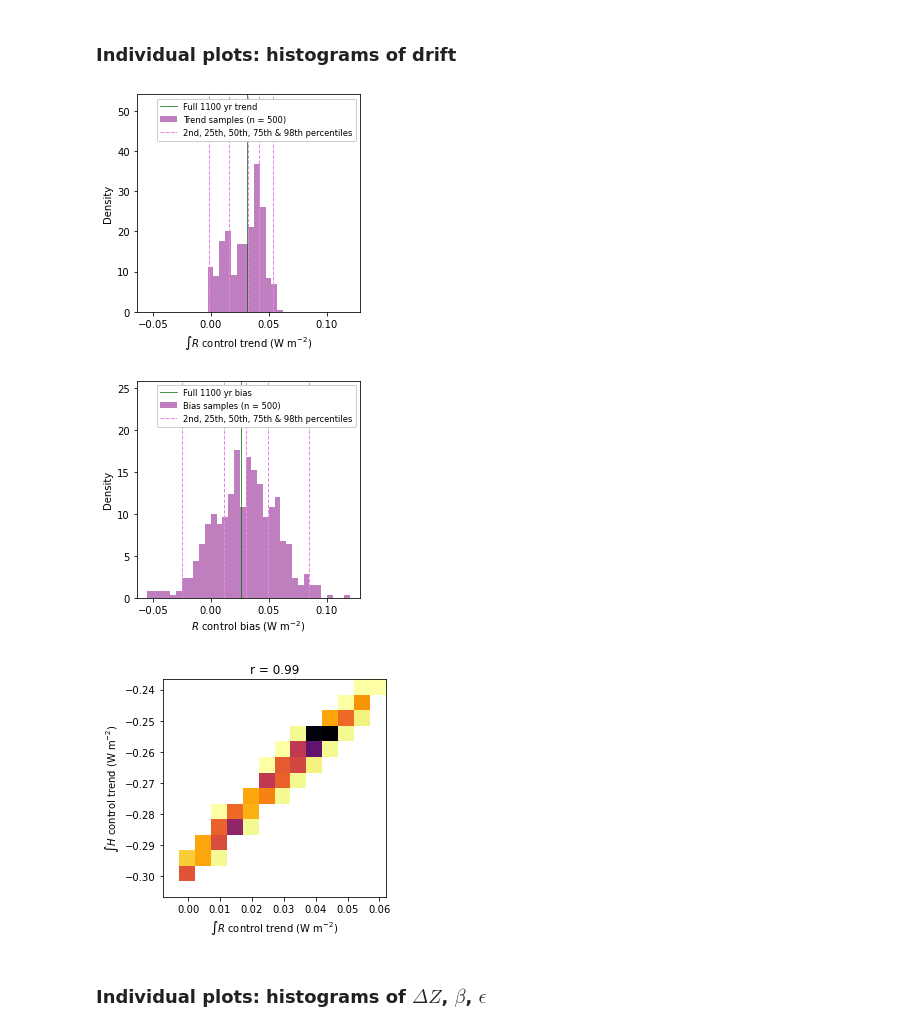
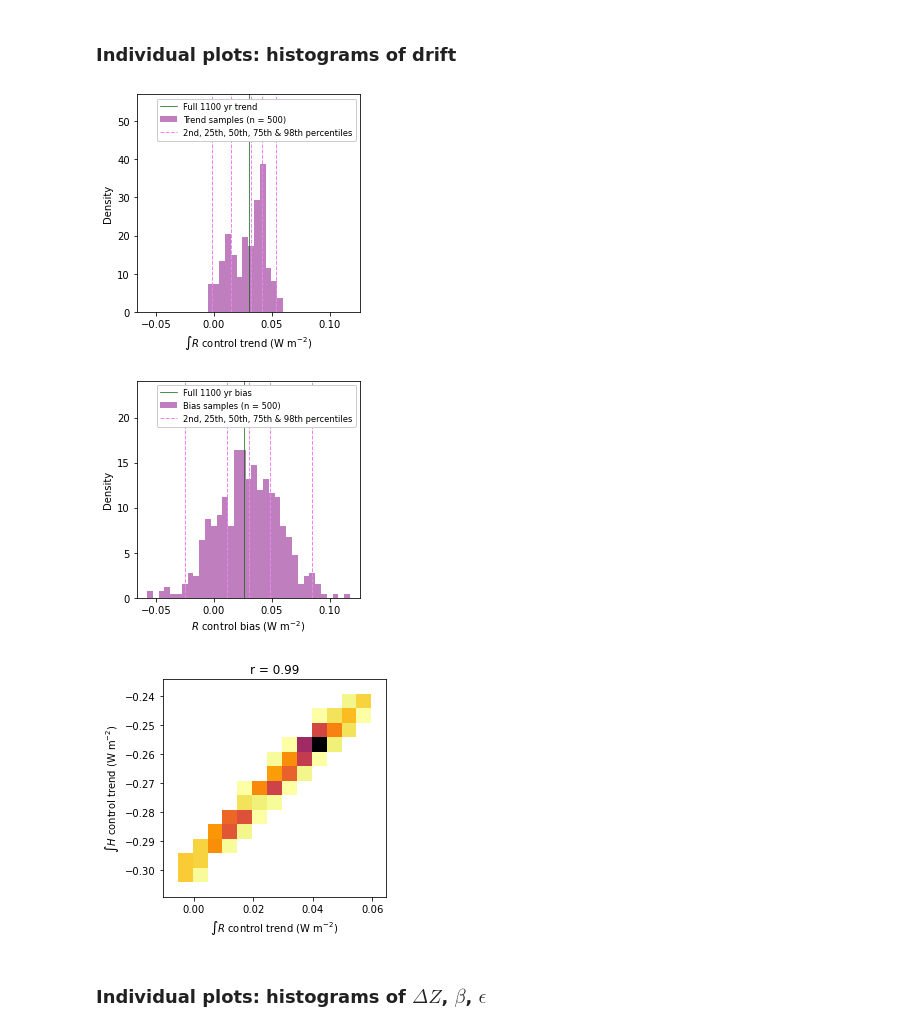
Before and after one commit to grandey/d22a-mcdc, a Jupyter notebook: mcdc_analysis_d22a.ipynb, the cells around one changed output. Drawn from its saved outputs; the diff is of its cells as text; code cells hidden in the pictures.

Commit message:
histogram_of_pi_trends_means(), hist2d_of_pi_trends_means(), histogram_of_ssp_projections(): modify bins for more even spread.

```diff
--- a/mcdc_analysis_d22a.ipynb
+++ b/mcdc_analysis_d22a.ipynb
@@ -1080,7 +1080,7 @@ def histogram_of_pi_trends_means(source_member,
     else:  # means
         data = means_dict[variable]
         label = f'Bias samples (n = {sample_n})'
-    ax.hist(data, bins=np.arange(min(data), max(data)+bin_width, bin_width),
+    ax.hist(data, bins=np.arange(min(data)-bin_width/2, max(data)+bin_width, bin_width),
             density=True, color='purple', alpha=0.5,
             label=label)
     # Show 2, 25, 50, 75, 98 percentiles (as vertical lines)
@@ -1119,8 +1119,8 @@ ax2 = histogram_of_pi_trends_means(source_member,
                                    plot_trends=False)
 ax1.sharex(ax2)
 # %% [output]
-[figure, old version]
+[figure, new version]
-[figure, old version]
+[figure, new version]
 # %%
 def hist2d_of_pi_trends_means(source_member,
                               x_var='\int R', y_var='\int H',
@@ -1143,42 +1143,42 @@ def hist2d_of_pi_trends_means(source_member,
         x_data = trends_dict[x_var]
     else:
         x_data = means_dict[x_var]
-    x_bins = np.arange(min(x_data)-x_bin_width, max(x_data)+x_bin_width, x_bin_width)
+    x_bins = np.arange(min(x_data)-1.5*x_bin_width, max(x_data)+2*x_bin_width, x_bin_width)
     # y data
     if y_plot_trends:
         y_data = trends_dict[y_var]
     else:
         y_data = means_dict[y_var]
-    y_bins = np.arange(min(y_data)-y_bin_width, max(y_data)+y_bin_width, y_bin_width)
+    y_bins = np.arange(min(y_data)-1.5*y_bin_width, max(y_data)+2*y_bin_width, y_bin_width)
     # Plot 2D histogram
     ax.hist2d(x_data, y_data, bins=(x_bins, y_bins), density=True,
               cmin=1, cmap='inferno_r')  # use perceptually uniform sequential cmap
     # Labels etc
     for x_or_y, plot_trends, var in [('x', x_plot_trends, x_var),
                                      ('y', y_plot_trends, y_var)]:
         units = da_dict[(source_member, 'piControl', var)].copy().attrs['units']
         if plot_trends:
             if units[-3:] == ' yr':  # yr and yr^-1 cancel
                 label = f'${var}$ control trend ({units[:-3]})'
             else:
                 label = f'${var}$ control trend ({units}'+' yr$^{-1}$)'
         else:
             label = f'${var}$ control bias ({units})'
         if x_or_y == 'x':
             ax.set_xlabel(label)
         else:
             ax.set_ylabel(label)
     if title:  # include correlation
         ax.set_title(f'{title} (r = {stats.pearsonr(x_data, y_data)[0]:.2f})')
     else:
         ax.set_title(f'r = {stats.pearsonr(x_data, y_data)[0]:.2f}')
     return ax
 
 # Example
 source_member = source_member_list[-1]
 ax = hist2d_of_pi_trends_means(source_member)
 # %% [output]
-[figure, old version]
+[figure, new version]
 # %% [markdown]
 ### Individual plots: histograms of $\Delta Z$, $\beta$, $\epsilon$
 # %%
```
Also changed, not shown: parts of 11 cells of this notebook.
